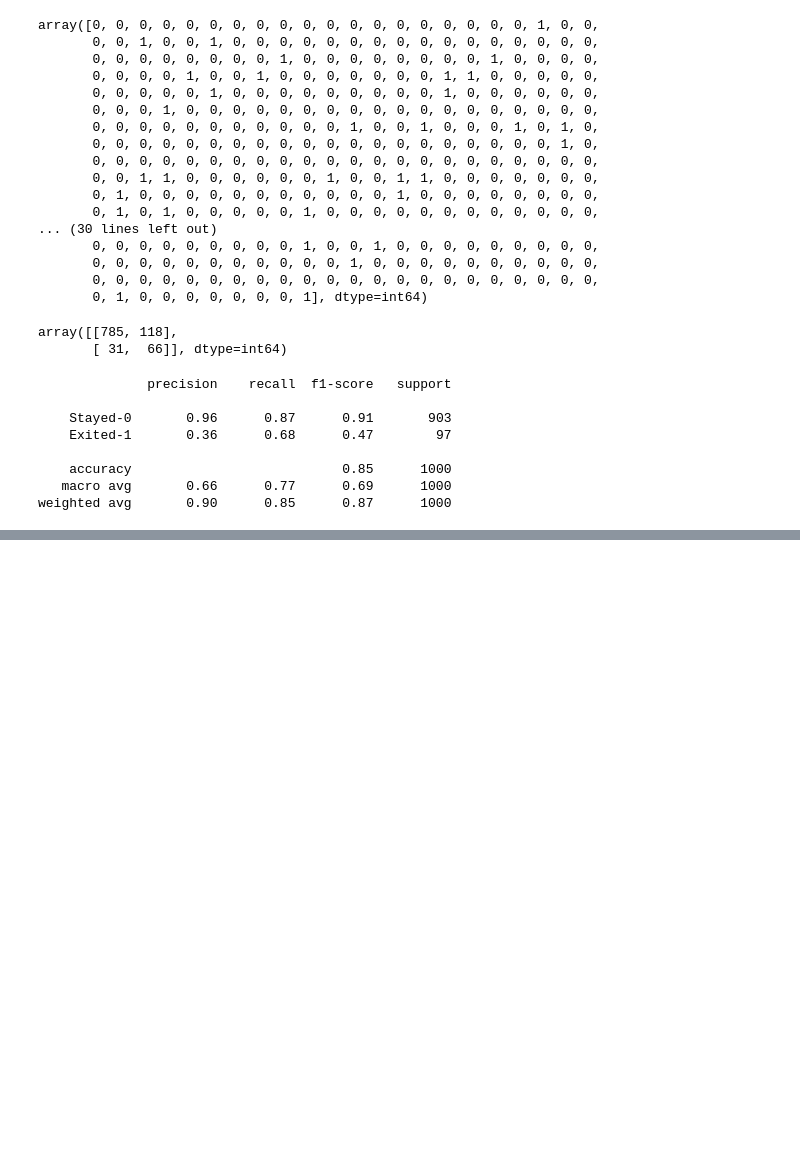
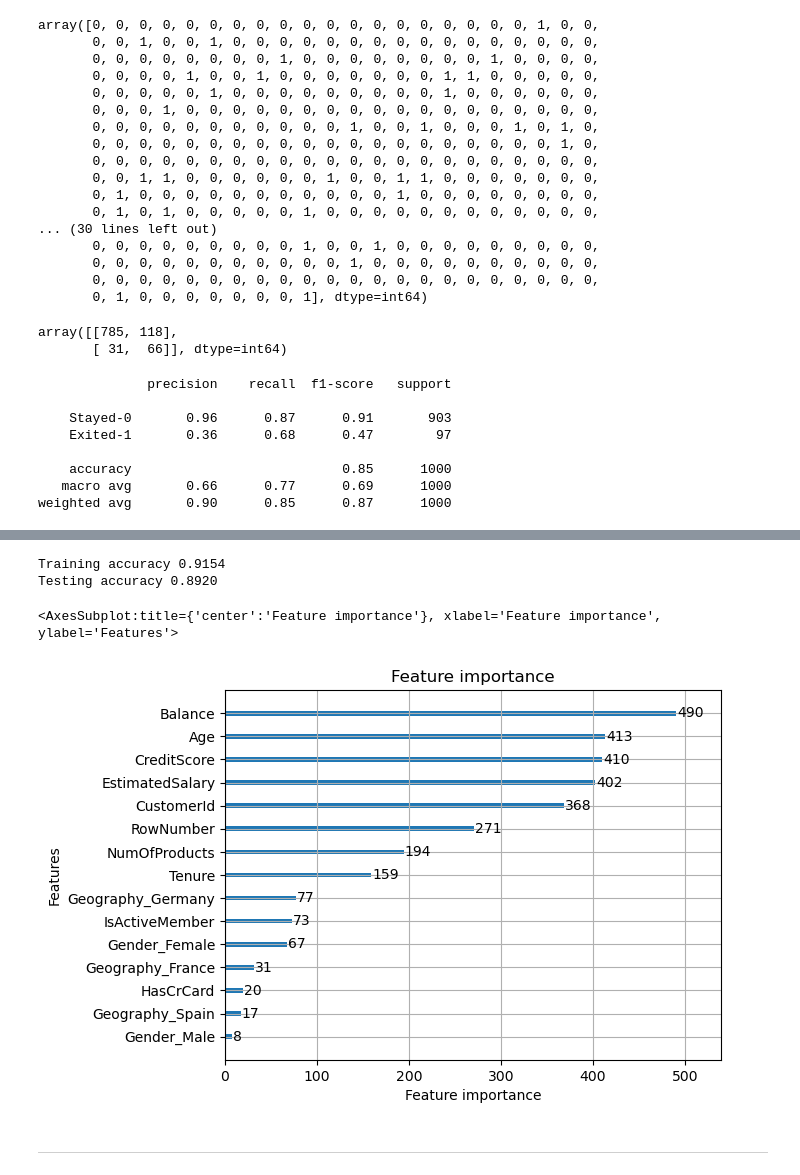
Before and after one commit to apakuki/FinTechBC-Project2, a Jupyter notebook: predicting_customer_attrition.ipynb, the cells around one changed output, grey strips where cells are left out. Saved outputs shown, nothing was run; the diff lists cells and outputs as text; code cells hidden in the pictures; blank space fills up the shorter version.

```diff
--- a/predicting_customer_attrition.ipynb
+++ b/predicting_customer_attrition.ipynb
@@ -713,0 +772,4 @@ weighted avg       0.90      0.85      0.87      1000
+# %%
+model = lgb.LGBMClassifier(learning_rate=0.09,max_depth=-5,random_state=42)
+model.fit(X_train,y_train,eval_set=[(X_test,y_test),(X_train,y_train)],
+          verbose=20,eval_metric='logloss')
@@ -713,0 +783,13 @@ weighted avg       0.90      0.85      0.87      1000
+# %%
+print('Training accuracy {:.4f}'.format(model.score(X_train,y_train)))
+print('Testing accuracy {:.4f}'.format(model.score(X_test,y_test)))
+# %% [output]
+Training accuracy 0.9154
+Testing accuracy 0.8920
+# %%
+lgb.plot_importance(model)
+# %% [output]
+<AxesSubplot:title={'center':'Feature importance'}, xlabel='Feature importance', ylabel='Features'>
+[figure, added]
+# %% [markdown]
+---
```
Also changed, not shown: parts of 14 cells of this notebook.
